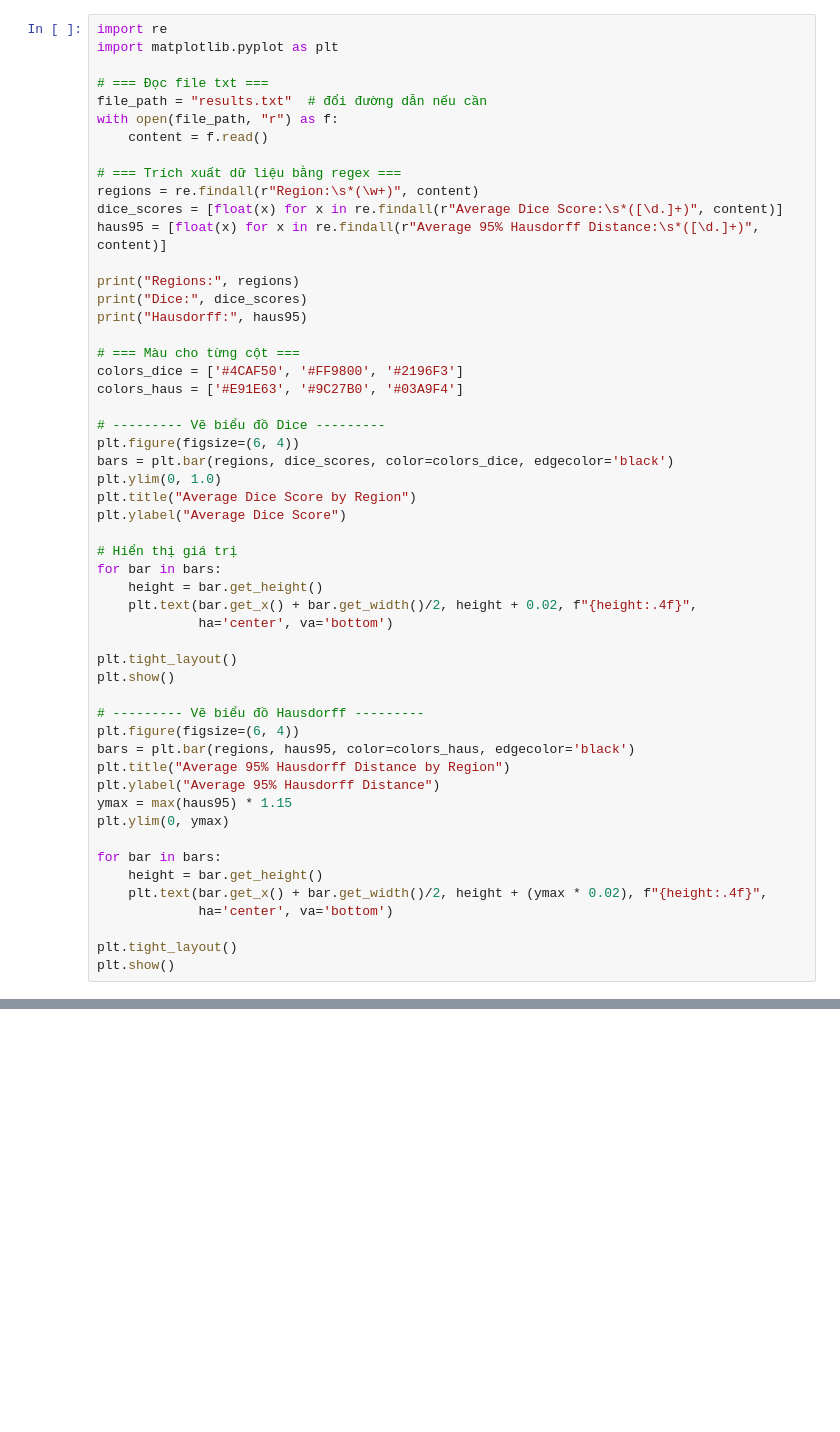
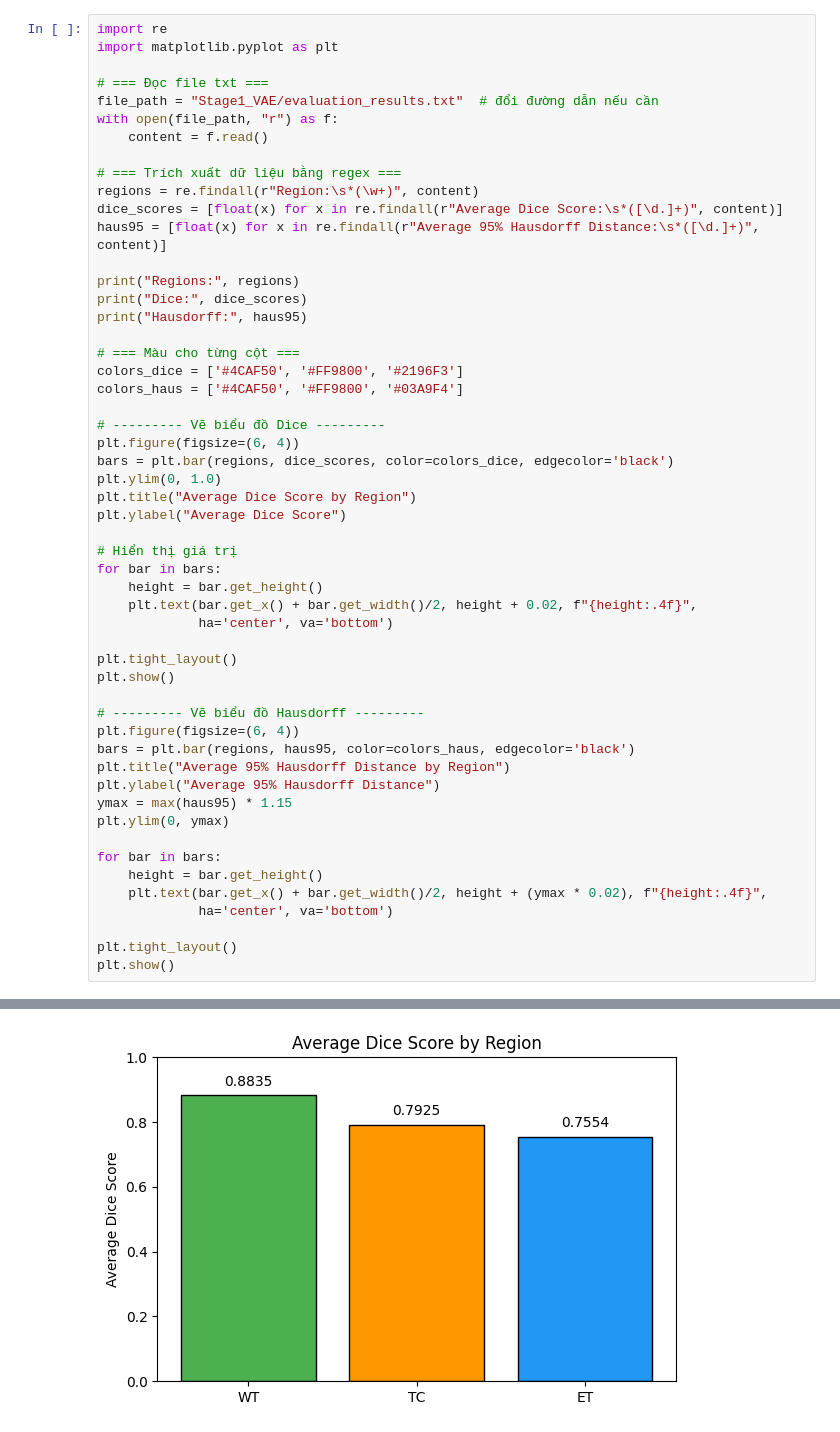
Before and after one commit to quynhnhaa/shu-hai-model, a Jupyter notebook: draw_dice.ipynb, the cells around one changed output, grey strips where cells are left out. Drawn from its saved outputs; the diff is of its cells as text; blank space fills up the shorter version.

Commit message:
chay predict stage2

```diff
--- a/draw_dice.ipynb
+++ b/draw_dice.ipynb
@@ -3,7 +3,7 @@ import re
 import matplotlib.pyplot as plt
 
 # === Đọc file txt ===
-file_path = "results.txt"  # đổi đường dẫn nếu cần
+file_path = "Stage1_VAE/evaluation_results.txt"  # đổi đường dẫn nếu cần
 with open(file_path, "r") as f:
     content = f.read()
 
@@ -18,7 +18,7 @@ print("Hausdorff:", haus95)
 
 # === Màu cho từng cột ===
 colors_dice = ['#4CAF50', '#FF9800', '#2196F3']
-colors_haus = ['#E91E63', '#9C27B0', '#03A9F4']
+colors_haus = ['#4CAF50', '#FF9800', '#03A9F4']
 
 # --------- Vẽ biểu đồ Dice ---------
 plt.figure(figsize=(6, 4))
@@ -51,3 +51,4 @@ for bar in bars:
 
 plt.tight_layout()
 plt.show()
+# %% [output]
@@ -53,0 +58 @@ plt.show()
+[figure, added]
```
Also changed, not shown: parts of 1 cell of this notebook, 1 other file.
